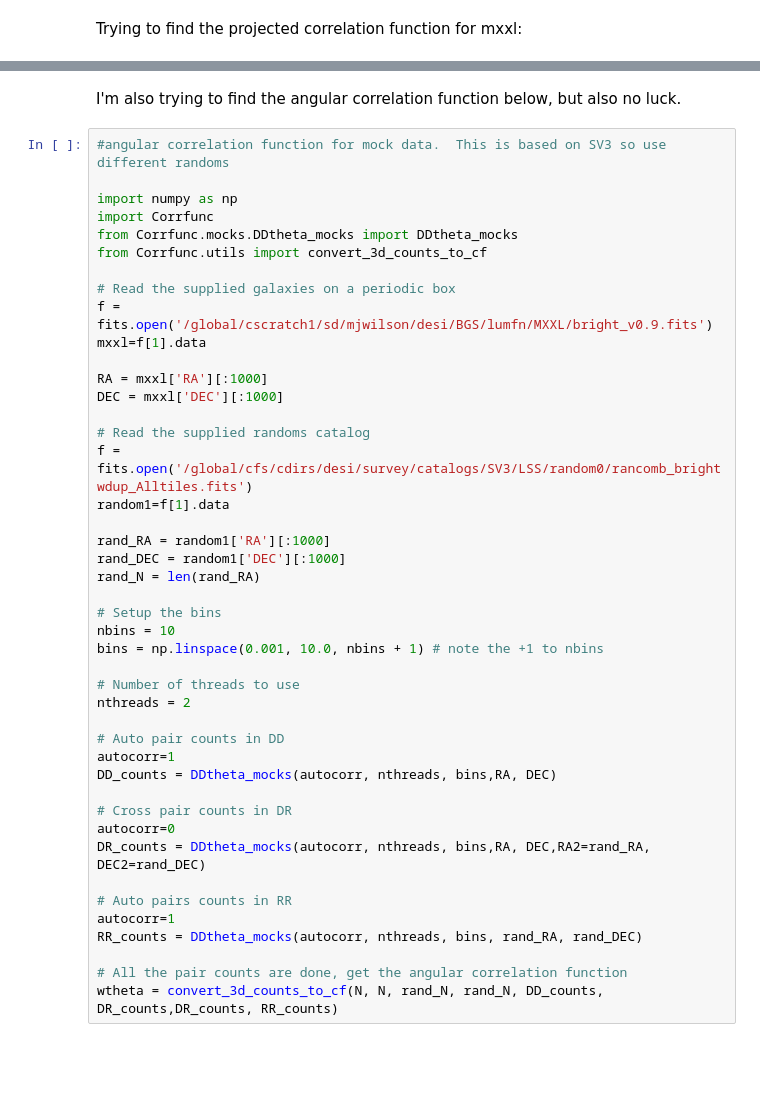
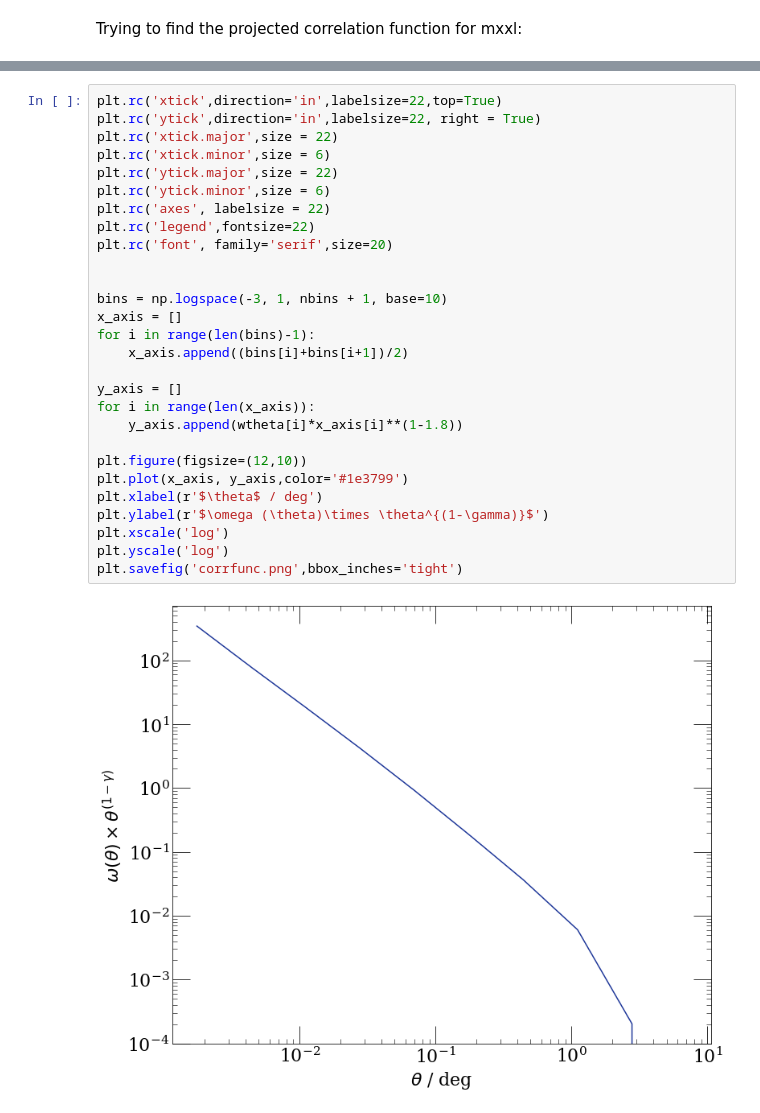
Before and after one commit to michaelJwilson/S4Mock, a Jupyter notebook: corr_func_work.ipynb, the cells around one changed output, grey strips where cells are left out. Saved outputs shown, nothing was run; the diff lists cells and outputs as text; blank space fills up the shorter version.

```diff
--- a/corr_func_work.ipynb
+++ b/corr_func_work.ipynb
@@ -145,46 +239,30 @@ plt.plot(wp)
-# %% [markdown]
-I'm also trying to find the angular correlation function below, but also no luck.
-# %%
-#angular correlation function for mock data.  This is based on SV3 so use different randoms
-
-import numpy as np
-import Corrfunc
-from Corrfunc.mocks.DDtheta_mocks import DDtheta_mocks
-from Corrfunc.utils import convert_3d_counts_to_cf
-
-# Read the supplied galaxies on a periodic box
-f = fits.open('/global/cscratch1/sd/mjwilson/desi/BGS/lumfn/MXXL/bright_v0.9.fits')
-mxxl=f[1].data
-
-RA = mxxl['RA'][:1000]
-DEC = mxxl['DEC'][:1000]
-
-# Read the supplied randoms catalog
-f = fits.open('/global/cfs/cdirs/desi/survey/catalogs/SV3/LSS/random0/rancomb_brightwdup_Alltiles.fits')
-random1=f[1].data
-
-rand_RA = random1['RA'][:1000]
-rand_DEC = random1['DEC'][:1000]
-rand_N = len(rand_RA)
-
-# Setup the bins
-nbins = 10
-bins = np.linspace(0.001, 10.0, nbins + 1) # note the +1 to nbins
-
-# Number of threads to use
-nthreads = 2
-
-# Auto pair counts in DD
-autocorr=1
-DD_counts = DDtheta_mocks(autocorr, nthreads, bins,RA, DEC)
-
-# Cross pair counts in DR
-autocorr=0
-DR_counts = DDtheta_mocks(autocorr, nthreads, bins,RA, DEC,RA2=rand_RA, DEC2=rand_DEC)
-
-# Auto pairs counts in RR
-autocorr=1
-RR_counts = DDtheta_mocks(autocorr, nthreads, bins, rand_RA, rand_DEC)
-
-# All the pair counts are done, get the angular correlation function
-wtheta = convert_3d_counts_to_cf(N, N, rand_N, rand_N, DD_counts, DR_counts,DR_counts, RR_counts)
+# %%
+plt.rc('xtick',direction='in',labelsize=22,top=True)
+plt.rc('ytick',direction='in',labelsize=22, right = True)
+plt.rc('xtick.major',size = 22)
+plt.rc('xtick.minor',size = 6)
+plt.rc('ytick.major',size = 22)
+plt.rc('ytick.minor',size = 6)
+plt.rc('axes', labelsize = 22)
+plt.rc('legend',fontsize=22)
+plt.rc('font', family='serif',size=20)
+
+
+bins = np.logspace(-3, 1, nbins + 1, base=10)
+x_axis = []
+for i in range(len(bins)-1):
+    x_axis.append((bins[i]+bins[i+1])/2)
+
+y_axis = []
+for i in range(len(x_axis)):
+    y_axis.append(wtheta[i]*x_axis[i]**(1-1.8))
+
+plt.figure(figsize=(12,10))
+plt.plot(x_axis, y_axis,color='#1e3799')
+plt.xlabel(r'$\theta$ / deg')
+plt.ylabel(r'$\omega (\theta)\times \theta^{(1-\gamma)}$')
+plt.xscale('log')
+plt.yscale('log')
+plt.savefig('corrfunc.png',bbox_inches='tight')
+# %% [output]
+[figure, added]
```
Also changed, not shown: parts of 7 cells of this notebook.
